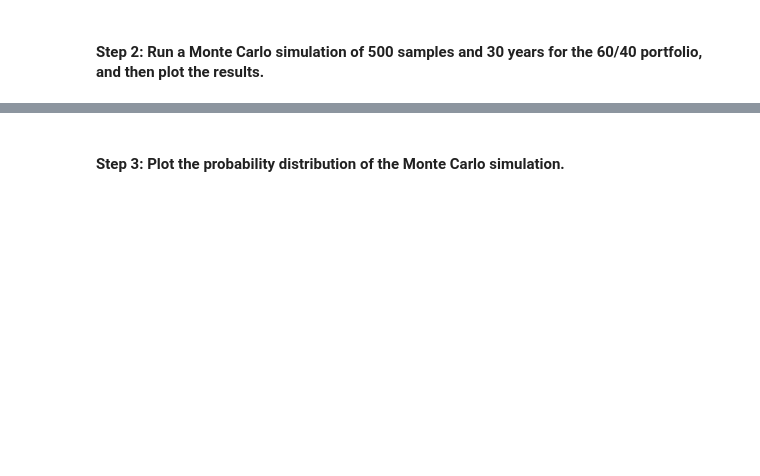
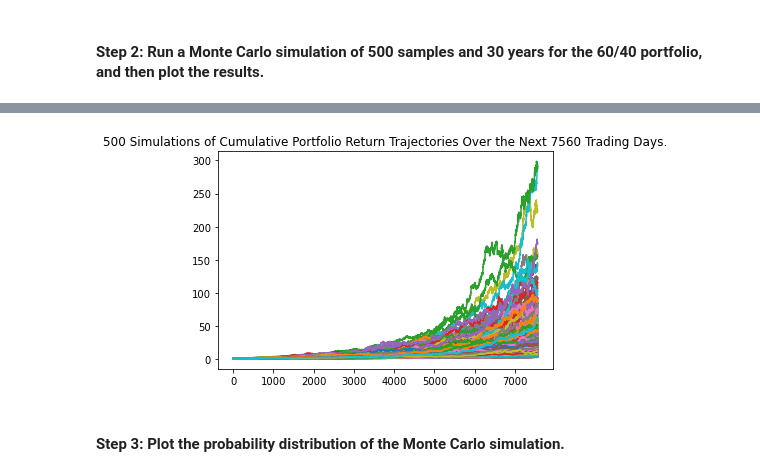
Before and after one commit to sangramsinghg/berkeley_fintech_module_5_challenge, a Jupyter notebook: financial_planning_tools.ipynb, the cells around one changed output, grey strips where cells are left out. Saved outputs shown, nothing was run; the diff lists cells and outputs as text; code cells hidden in the pictures; blank space fills up the shorter version.

Commit message:
completed the forecast of cumulative returns in 30 years using MC Simulation

```diff
--- a/financial_planning_tools.ipynb
+++ b/financial_planning_tools.ipynb
@@ -424,18 +424,26 @@ In this section, you’ll use the MCForecastTools library to create a Monte Carl
 # Set start and end dates of 3 years back from your current date
 # Alternatively, you can use an end date of 2020-08-07 and work 3 years back from that date
 # YOUR CODE HERE
-# YOUR CODE HERE
+todays_date = str(datetime.datetime.now()).split()[0]
+three_years_ago = str(datetime.datetime.now() - datetime.timedelta(days=3*365)).split()[0]
+start_date = pd.Timestamp(three_years_ago, tz="America/New_York").isoformat()
+end_date = pd.Timestamp(todays_date, tz="America/New_York").isoformat()
 
 # Set number of rows to 1000 to retrieve the maximum amount of rows
-# YOUR CODE HERE
+limit_rows = 1000
 # %%
 # Use the Alpaca get_barset function to make the API call to get the 3 years worth of pricing data
 # The tickers and timeframe parameters should have been set in Part 1 of this activity
 # The start and end dates should be updated with the information set above
 # Remember to add the df property to the end of the call so the response is returned as a DataFrame
-# YOUR CODE HERE
+daily_returns_spy_agg_df = alpaca.get_barset(
+                                    tickers,
+                                    timeframe,
+                                    start=start_date,
+                                    end=end_date,
+                                    limit=limit_rows).df
 
 
 # Display both the first and last five rows of the DataFrame
-# YOUR CODE HERE
-# YOUR CODE HERE
+display(daily_returns_spy_agg_df.head())
+display(daily_returns_spy_agg_df.tail())
@@ -445,7 +470,11 @@ In this section, you’ll use the MCForecastTools library to create a Monte Carl
 # Configure the Monte Carlo simulation to forecast 30 years cumulative returns
 # The weights should be split 40% to AGG and 60% to SPY.
 # Run 500 samples.
-# YOUR CODE HERE
+MCThirtyYear = MCSimulation(
+                        portfolio_data = daily_returns_spy_agg_df,
+                        weights = [.40, .60],
+                        num_simulation = 500,
+                        num_trading_days = 30 * 252)
 
 # Review the simulation input data
-# YOUR CODE HERE
+MCThirtyYear.portfolio_data.head()
@@ -455,7 +524,9 @@ In this section, you’ll use the MCForecastTools library to create a Monte Carl
 # %%
 # Visualize the 30-year Monte Carlo simulation by creating an
 # overlay line plot
-# YOUR CODE HERE
+MC_sim_line_plot = MCThirtyYear.plot_simulation()
+# %% [output]
+[figure, added]
 # %% [markdown]
 #### Step 3: Plot the probability distribution of the Monte Carlo simulation.
 # %%
```
Also changed, not shown: parts of 7 cells of this notebook.
